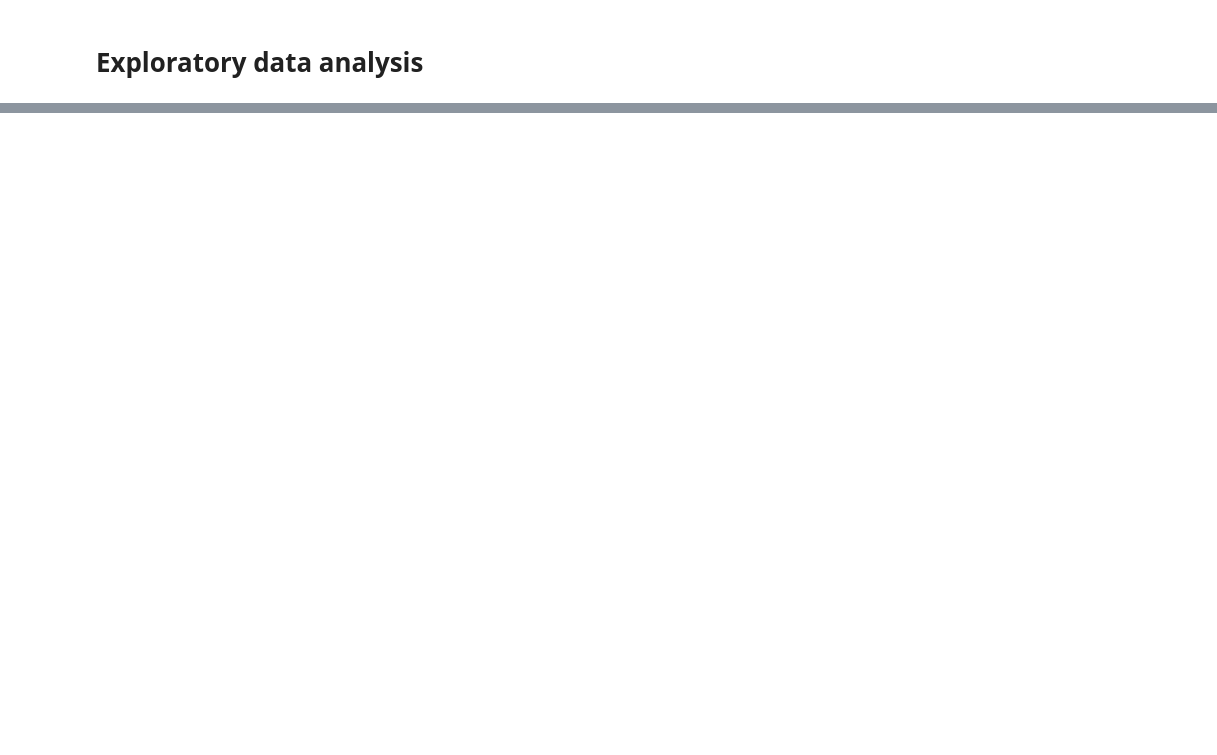
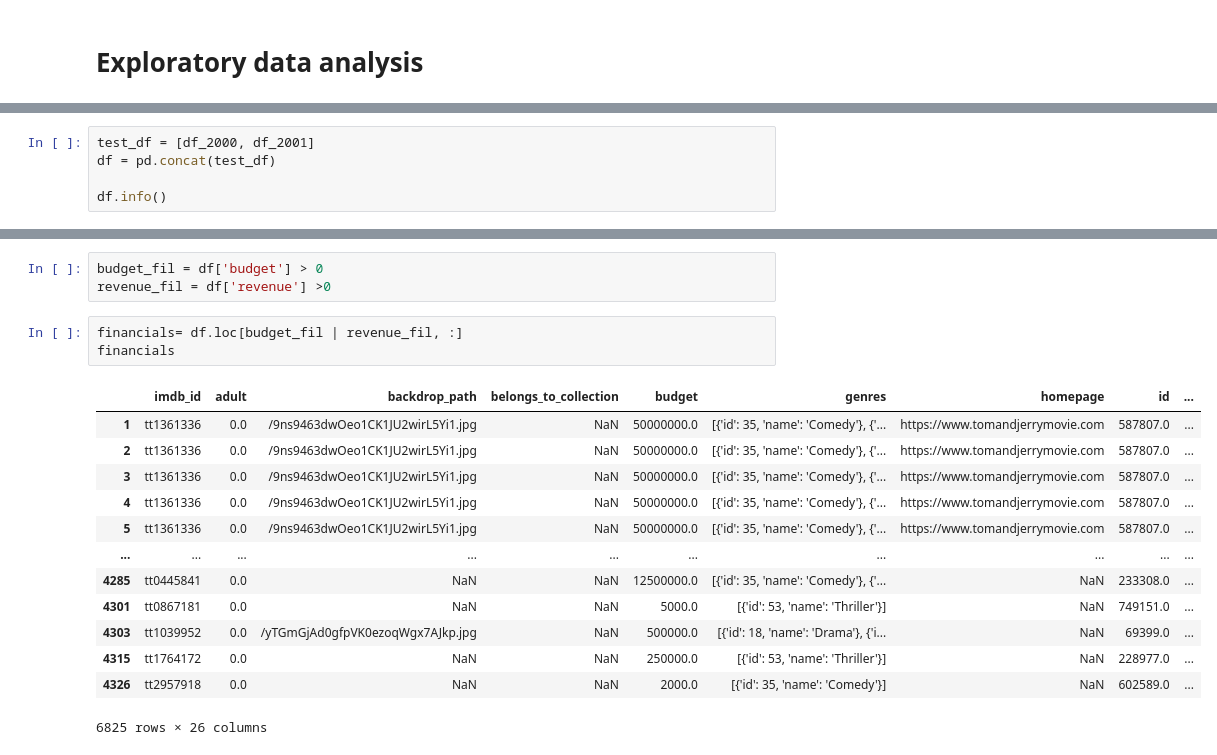
Before and after one commit to Davianka/Project-3-Using-IMDB, a Jupyter notebook: IMDB project PT 1-Copy1.ipynb, the cells around one changed output, grey strips where cells are left out. Drawn from its saved outputs; the diff is of its cells as text; blank space fills up the shorter version.

```diff
--- a/IMDB project PT 1-Copy1.ipynb
+++ b/IMDB project PT 1-Copy1.ipynb
@@ -843,0 +841,5 @@ Name: imdb_id, dtype: int64
+# %%
+test_df = [df_2000, df_2001]
+df = pd.concat(test_df)
+
+df.info()
@@ -843,0 +877,20 @@ Name: imdb_id, dtype: int64
+# %%
+budget_fil = df['budget'] > 0
+revenue_fil = df['revenue'] >0
+# %%
+financials= df.loc[budget_fil | revenue_fil, :]
+financials
+# %% [output]
+|  | imdb_id | adult | backdrop_path | belongs_to_collection | budget | genres | homepage | id | ... |
+| 1 | tt1361336 | 0.0 | /9ns9463dwOeo1CK1JU2wirL5Yi1.jpg | NaN | 50000000.0 | [{'id': 35, 'name': 'Comedy'}, {'... | https://www.tomandjerrymovie.com | 587807.0 | ... |
+| 2 | tt1361336 | 0.0 | /9ns9463dwOeo1CK1JU2wirL5Yi1.jpg | NaN | 50000000.0 | [{'id': 35, 'name': 'Comedy'}, {'... | https://www.tomandjerrymovie.com | 587807.0 | ... |
+| 3 | tt1361336 | 0.0 | /9ns9463dwOeo1CK1JU2wirL5Yi1.jpg | NaN | 50000000.0 | [{'id': 35, 'name': 'Comedy'}, {'... | https://www.tomandjerrymovie.com | 587807.0 | ... |
+| 4 | tt1361336 | 0.0 | /9ns9463dwOeo1CK1JU2wirL5Yi1.jpg | NaN | 50000000.0 | [{'id': 35, 'name': 'Comedy'}, {'... | https://www.tomandjerrymovie.com | 587807.0 | ... |
+| 5 | tt1361336 | 0.0 | /9ns9463dwOeo1CK1JU2wirL5Yi1.jpg | NaN | 50000000.0 | [{'id': 35, 'name': 'Comedy'}, {'... | https://www.tomandjerrymovie.com | 587807.0 | ... |
+| ... | ... | ... | ... | ... | ... | ... | ... | ... | ... |
+| 4285 | tt0445841 | 0.0 | NaN | NaN | 12500000.0 | [{'id': 35, 'name': 'Comedy'}, {'... | NaN | 233308.0 | ... |
+| 4301 | tt0867181 | 0.0 | NaN | NaN | 5000.0 | [{'id': 53, 'name': 'Thriller'}] | NaN | 749151.0 | ... |
+| 4303 | tt1039952 | 0.0 | /yTGmGjAd0gfpVK0ezoqWgx7AJkp.jpg | NaN | 500000.0 | [{'id': 18, 'name': 'Drama'}, {'i... | NaN | 69399.0 | ... |
+| 4315 | tt1764172 | 0.0 | NaN | NaN | 250000.0 | [{'id': 53, 'name': 'Thriller'}] | NaN | 228977.0 | ... |
+| 4326 | tt2957918 | 0.0 | NaN | NaN | 2000.0 | [{'id': 35, 'name': 'Comedy'}] | NaN | 602589.0 | ... |
+6825 rows × 26 columns
```
Also changed, not shown: parts of 57 cells of this notebook, 47 other files.
